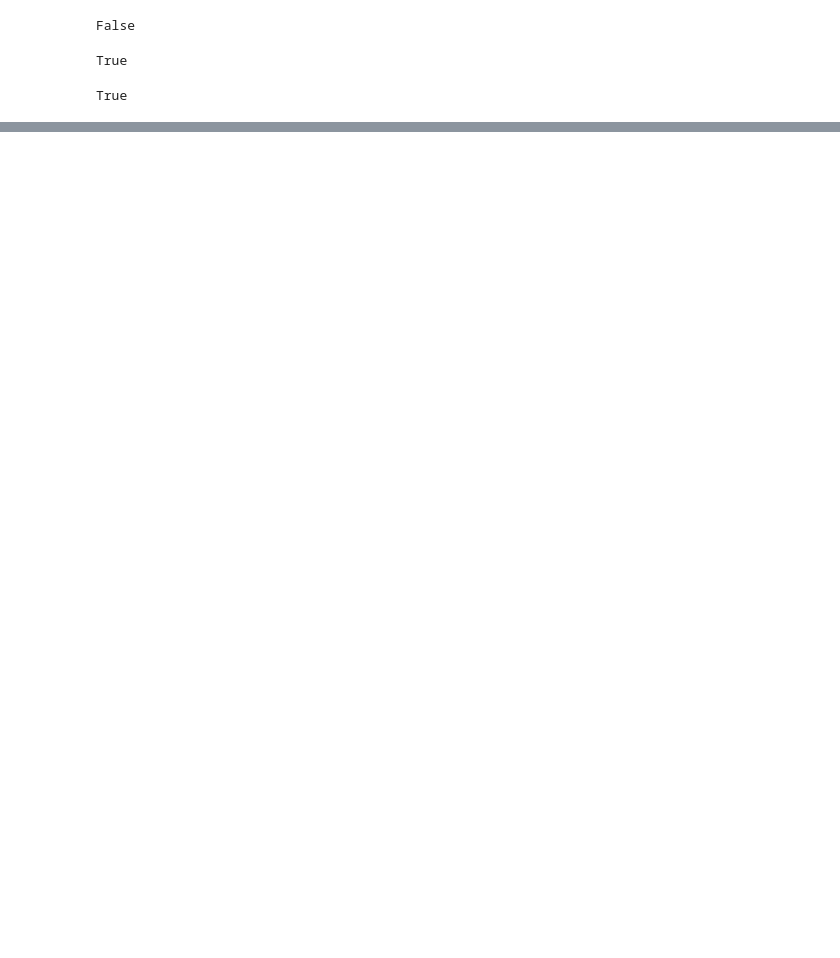
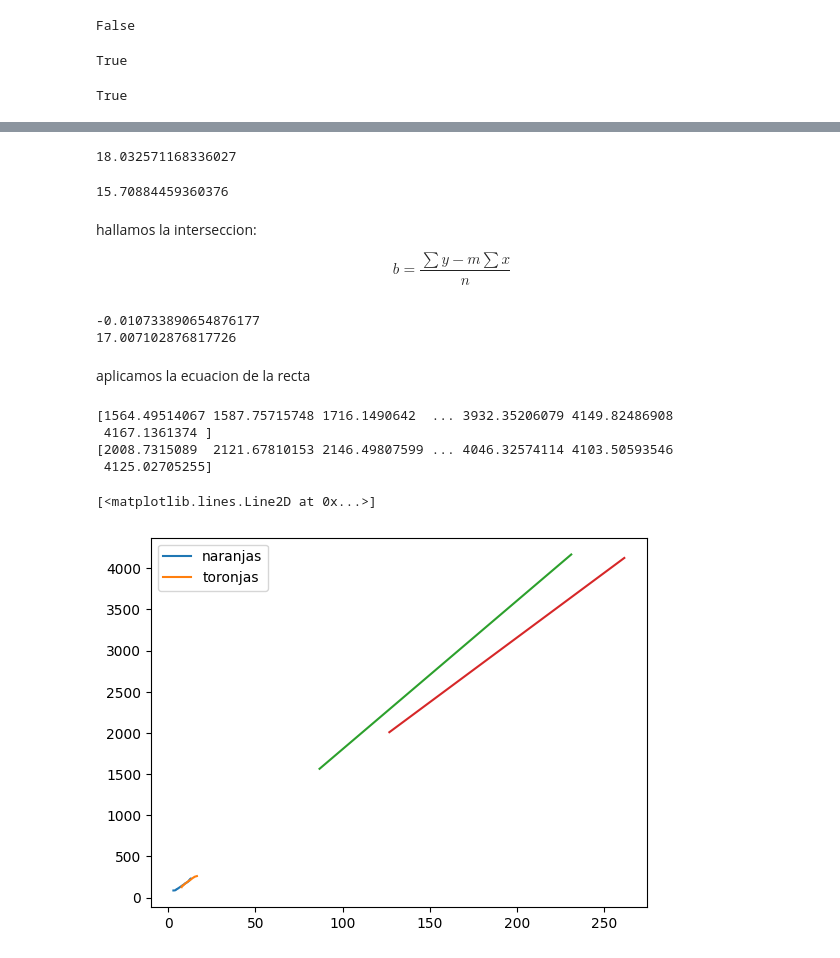
Before and after one commit to duquerson/2044-numpy-analisis-numerico-eficiente-con-python, a Jupyter notebook: Numpy.ipynb, the cells around one changed output, grey strips where cells are left out. Drawn from its saved outputs; the diff is of its cells as text; code cells hidden in the pictures; blank space fills up the shorter version.

```diff
--- a/Numpy.ipynb
+++ b/Numpy.ipynb
@@ -426,0 +497,43 @@ True
+# %%
+m = (n*np.sum(diametro_naranja*peso_naranja)-np.sum(diametro_naranja)*np.sum(peso_naranja))/(n*np.sum(diametro_naranja**2)-np.sum(diametro_naranja)**2)
+print(m)
+# %% [output]
+18.032571168336027
+# %%
+m1 = (n1*np.sum(diametro_toronja*peso_toronja)-np.sum(diametro_toronja)*np.sum(peso_toronja))/(n1*np.sum(diametro_toronja**2)-np.sum(diametro_toronja)**2)
+print(m1)
+# %% [output]
+15.70884459360376
+# %% [markdown]
+hallamos la interseccion:
+
+$$b = \frac{\sum y - m \sum x}{n} $$
+# %%
+b= (np.mean(peso_naranja) - m*np.mean(diametro_naranja))
+print(b)
+b1= (np.mean(peso_toronja) - m1*np.mean(diametro_toronja))
+print(b1)
+# %% [output]
+-0.010733890654876177
+17.007102876817726
+# %% [markdown]
+aplicamos la ecuacion de la recta
+# %%
+y=m*x+b
+y1=m1*x1+b1
+print(y)
+print(y1)
+# %% [output]
+[1564.49514067 1587.75715748 1716.1490642  ... 3932.35206079 4149.82486908
+ 4167.1361374 ]
+[2008.7315089  2121.67810153 2146.49807599 ... 4046.32574114 4103.50593546
+ 4125.02705255]
+# %%
+plt.plot(diametro_naranja,peso_naranja)
+plt.plot(diametro_toronja,peso_toronja)
+plt.legend(['naranjas','toronjas'])
+plt.plot(x,y)
+plt.plot(x1,y1) ##revisar data
+# %% [output]
+[<matplotlib.lines.Line2D at 0x...>]
+[figure, added]
```
Also changed, not shown: parts of 27 cells of this notebook.
